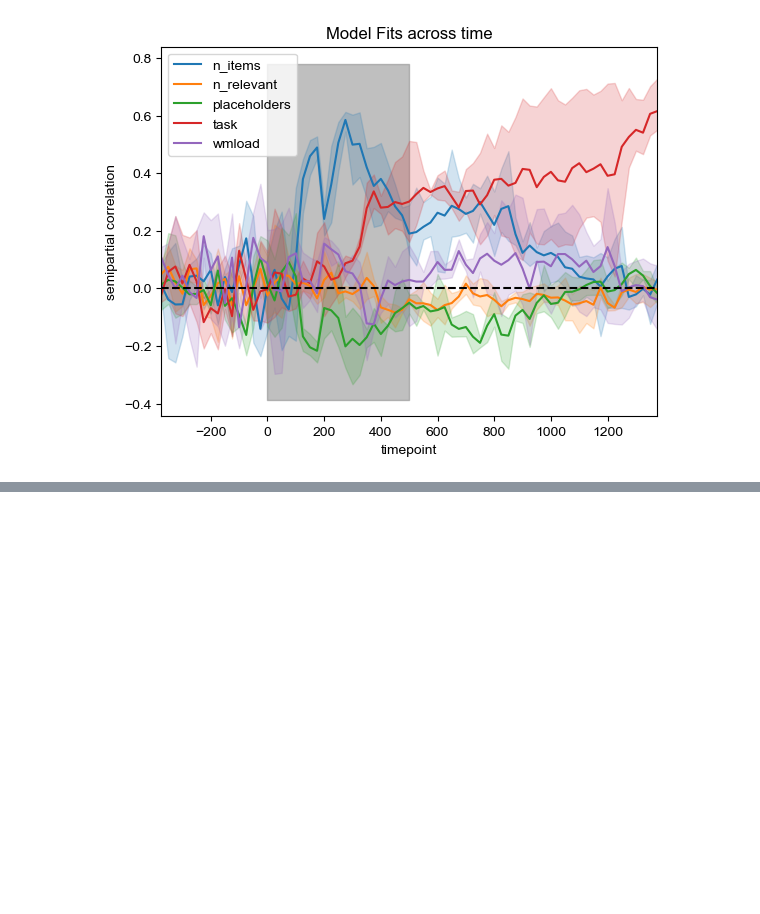
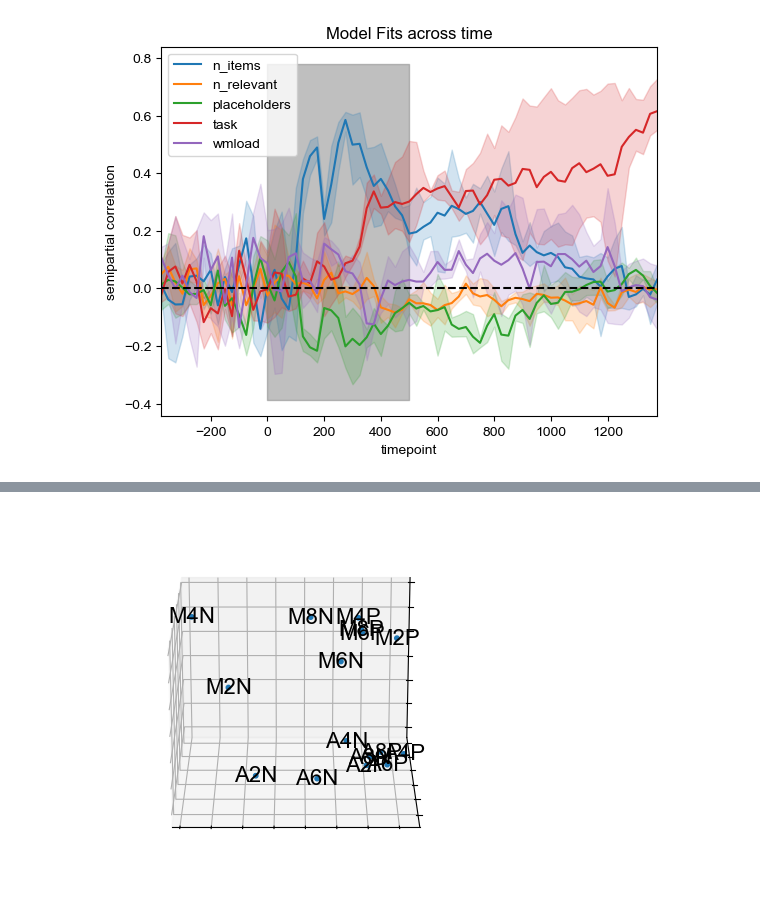
Before and after one commit to AwhVogelLab/mvEEG, a Jupyter notebook: RSA demo notebook.ipynb, the cells around one changed output, grey strips where cells are left out. Cells and saved outputs as stored; diff of their text form; code cells hidden in the pictures; blank space fills up the shorter version.

```diff
--- a/RSA demo notebook.ipynb
+++ b/RSA demo notebook.ipynb
@@ -116,0 +126,4 @@ rsa.plot_corrs_temporal()
+# %%
+mds.plot_MDS_3D(azim=-90)
+# %% [output]
+[figure, added]
```
Also changed, not shown: parts of 2 cells of this notebook, 2 other files.
